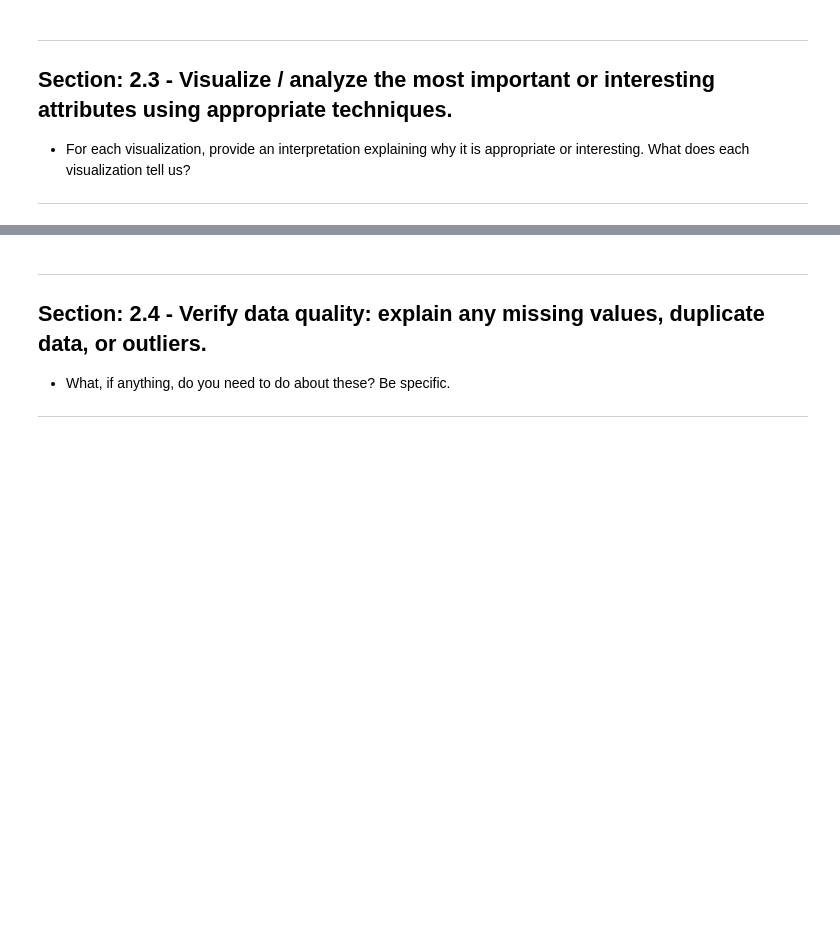
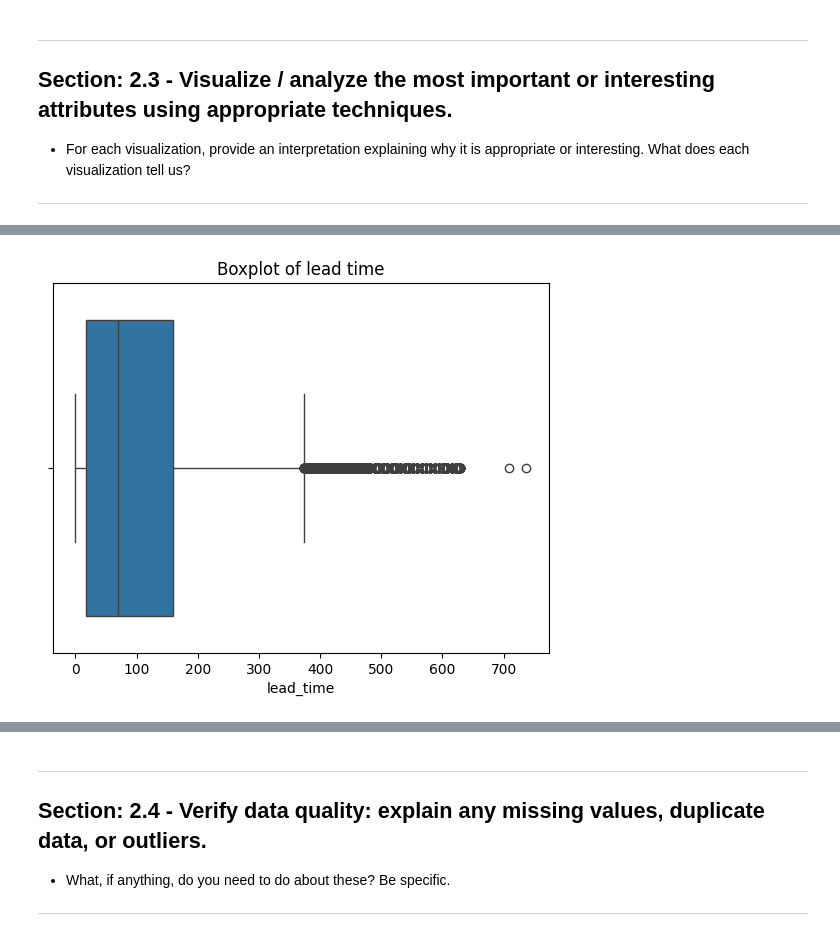
Before and after one commit to morgan1461/osu-gradtda-5622-sp26, a Jupyter notebook: course_materials/case_studies/1/GRADTDA5622-Sp23-CS1-Template_V1.ipynb, the cells around one changed output, grey strips where cells are left out. Drawn from its saved outputs; the diff is of its cells as text; code cells hidden in the pictures; blank space fills up the shorter version.

```diff
--- a/course_materials/case_studies/1/GRADTDA5622-Sp23-CS1-Template_V1.ipynb
+++ b/course_materials/case_studies/1/GRADTDA5622-Sp23-CS1-Template_V1.ipynb
@@ -589,0 +605,11 @@ Note that there are some suspicious values above.  These may be data quality iss
+# %%
+# Going to plot the numeric variables that I find the most interesting or potentially useful
+sns.boxplot(
+    data=data_df,
+    x="lead_time"
+)
+plt.title("Boxplot of lead time")
+plt.show()
+# A LOT of outliers present above around 400
+# %% [output]
+[figure, added]
```
Also changed, not shown: parts of 22 cells of this notebook.
